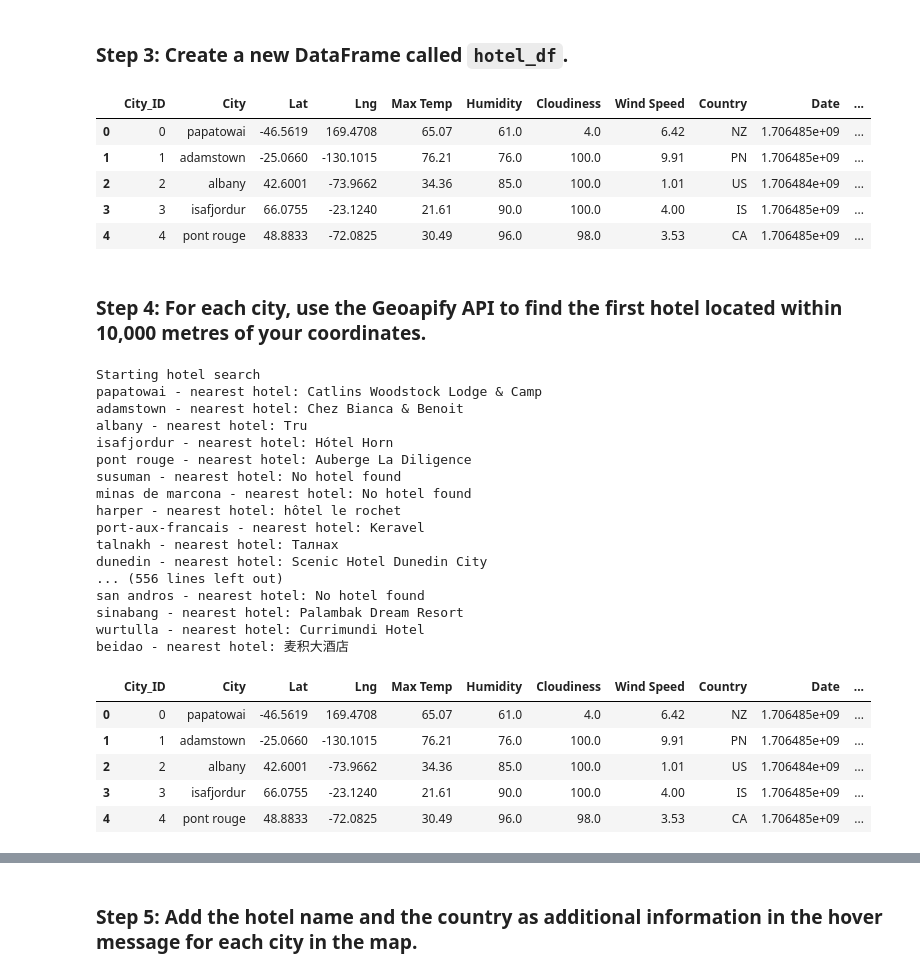
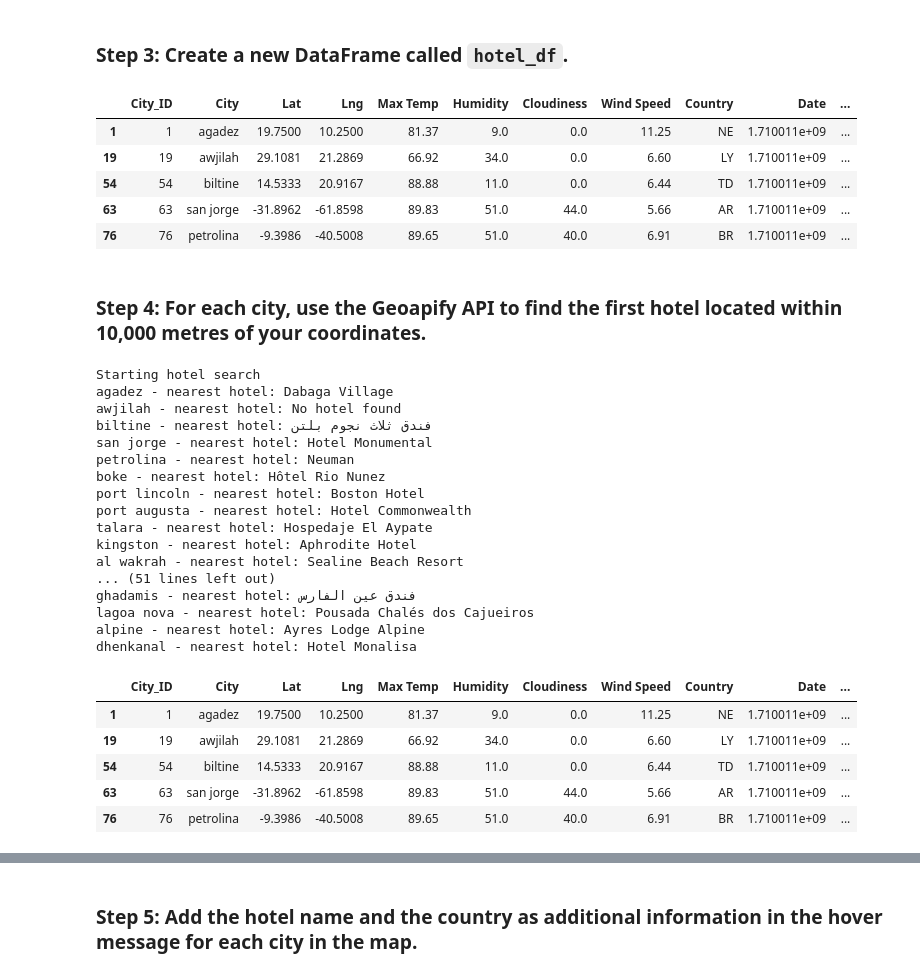
Before and after one commit to HMiesbauer/python-api-challenge, a Jupyter notebook: python-api-challenge/VacationPy.ipynb, the cells around one changed output, grey strips where cells are left out. Saved outputs shown, nothing was run; the diff lists cells and outputs as text; code cells hidden in the pictures.

```diff
--- a/python-api-challenge/VacationPy.ipynb
+++ b/python-api-challenge/VacationPy.ipynb
@@ -127,36 +158,42 @@ dtype: int64
 # %% [markdown]
 ### Step 3: Create a new DataFrame called `hotel_df`.
 # %%
+##TO DO MY CODE HERE##
 # Use the Pandas copy function to create DataFrame called hotel_df to store the city, country, coordinates, and humidity
-hotel_df = city_data_df.copy()
+hotel_df = city_data_locations.copy()
 
+##TO DO MY CODE HERE##
 # Add an empty column, "Hotel Name," to the DataFrame so you can store the hotel found using the Geoapify API
 hotel_df['Hotel Name'] = ('')
 
+##TO DO MY CODE HERE##
 # Display sample data
 hotel_df.head()
 # %% [output]
 |  | City_ID | City | Lat | Lng | Max Temp | Humidity | Cloudiness | Wind Speed | Country | Date | ... |
-| 0 | 0 | papatowai | -46.5619 | 169.4708 | 65.07 | 61.0 | 4.0 | 6.42 | NZ | 1.706485e+09 | ... |
-| 1 | 1 | adamstown | -25.0660 | -130.1015 | 76.21 | 76.0 | 100.0 | 9.91 | PN | 1.706485e+09 | ... |
-| 2 | 2 | albany | 42.6001 | -73.9662 | 34.36 | 85.0 | 100.0 | 1.01 | US | 1.706484e+09 | ... |
-| 3 | 3 | isafjordur | 66.0755 | -23.1240 | 21.61 | 90.0 | 100.0 | 4.00 | IS | 1.706485e+09 | ... |
-| 4 | 4 | pont rouge | 48.8833 | -72.0825 | 30.49 | 96.0 | 98.0 | 3.53 | CA | 1.706485e+09 | ... |
+| 1 | 1 | agadez | 19.7500 | 10.2500 | 81.37 | 9.0 | 0.0 | 11.25 | NE | 1.710011e+09 | ... |
+| 19 | 19 | awjilah | 29.1081 | 21.2869 | 66.92 | 34.0 | 0.0 | 6.60 | LY | 1.710011e+09 | ... |
+| 54 | 54 | biltine | 14.5333 | 20.9167 | 88.88 | 11.0 | 0.0 | 6.44 | TD | 1.710011e+09 | ... |
+| 63 | 63 | san jorge | -31.8962 | -61.8598 | 89.83 | 51.0 | 44.0 | 5.66 | AR | 1.710011e+09 | ... |
+| 76 | 76 | petrolina | -9.3986 | -40.5008 | 89.65 | 51.0 | 40.0 | 6.91 | BR | 1.710011e+09 | ... |
 # %% [markdown]
 ### Step 4: For each city, use the Geoapify API to find the first hotel located within 10,000 metres of your coordinates.
 # %%
 
+##TO DO MY CODE HERE##
 # Print a message to follow up the hotel search
 print("Starting hotel search")
 
 # Iterate through the hotel_df DataFrame
 for index, row in hotel_df.iterrows():
+    ##TO DO MY CODE HERE##
     # get latitude, longitude from the DataFrame
     latitude = row['Lat']
     longitude = row['Lng']
 
 
-# Set parameters to search for a hotel
+##TO DO MY CODE HERE##
+# Set parameters to search for a hotel TO DO MY CODE HERE
 #ChatGPT 2024, personal communication, January 27,2024
     radius = 10000
     filters = f"circle:{longitude},{latitude},{radius}"
@@ -169,8 +206,9 @@ for index, row in hotel_df.iterrows():
 
     }
 
-    # Add filter and bias parameters with the current city's latitude and longitude to the params dictionary
-    #ChatGPT 2024, personal communication, January 27,2024
+##TO DO MY CODE HERE##
+# Add filter and bias parameters with the current city's latitude and longitude to the params dictionary
+    #ChatGPT 2024, personal communication, January 27,2024 TO DO MY CODE HERE
 
     params["filters"] = f"circle:{longitude},{latitude},{radius}"
     params["bias"] = f"proximity:{longitude},{latitude}"
@@ -180,11 +218,13 @@ for index, row in hotel_df.iterrows():
     base_url = "https://api.geoapify.com/v2/places"
 
 
-    # Make an API request using the params dictionary
+##TO DO MY CODE HERE##
+# Make an API request using the params dictionary
     name_address = requests.get(base_url, params=params)
 
 
-    # Convert the API response to JSON format
+##TO DO MY CODE HERE##
+# Convert the API response to JSON format
     name_address = name_address.json()
 
     #print to debug
@@ -206,25 +246,25 @@ for index, row in hotel_df.iterrows():
 hotel_df.head()
 # %% [output]
 Starting hotel search
-papatowai - nearest hotel: Catlins Woodstock Lodge & Camp
-adamstown - nearest hotel: Chez Bianca & Benoit
-albany - nearest hotel: Tru
-isafjordur - nearest hotel: Hótel Horn
-pont rouge - nearest hotel: Auberge La Diligence
-susuman - nearest hotel: No hotel found
-minas de marcona - nearest hotel: No hotel found
-harper - nearest hotel: hôtel le rochet
-port-aux-francais - nearest hotel: Keravel
-talnakh - nearest hotel: Талнах
-dunedin - nearest hotel: Scenic Hotel Dunedin City
-... (556 lines left out)
-san andros - nearest hotel: No hotel found
-sinabang - nearest hotel: Palambak Dream Resort
-wurtulla - nearest hotel: Currimundi Hotel
-beidao - nearest hotel: 麦积大酒店
+agadez - nearest hotel: Dabaga Village
+awjilah - nearest hotel: No hotel found
+biltine - nearest hotel: فندق ثلاث نجوم بلتن
+san jorge - nearest hotel: Hotel Monumental
+petrolina - nearest hotel: Neuman
+boke - nearest hotel: Hôtel Rio Nunez
+port lincoln - nearest hotel: Boston Hotel
+port augusta - nearest hotel: Hotel Commonwealth
+talara - nearest hotel: Hospedaje El Aypate
+kingston - nearest hotel: Aphrodite Hotel
+al wakrah - nearest hotel: Sealine Beach Resort
+... (51 lines left out)
+ghadamis - nearest hotel: فندق عين الفارس
+lagoa nova - nearest hotel: Pousada Chalés dos Cajueiros
+alpine - nearest hotel: Ayres Lodge Alpine
+dhenkanal - nearest hotel: Hotel Monalisa
 |  | City_ID | City | Lat | Lng | Max Temp | Humidity | Cloudiness | Wind Speed | Country | Date | ... |
-| 0 | 0 | papatowai | -46.5619 | 169.4708 | 65.07 | 61.0 | 4.0 | 6.42 | NZ | 1.706485e+09 | ... |
-| 1 | 1 | adamstown | -25.0660 | -130.1015 | 76.21 | 76.0 | 100.0 | 9.91 | PN | 1.706485e+09 | ... |
-| 2 | 2 | albany | 42.6001 | -73.9662 | 34.36 | 85.0 | 100.0 | 1.01 | US | 1.706484e+09 | ... |
-| 3 | 3 | isafjordur | 66.0755 | -23.1240 | 21.61 | 90.0 | 100.0 | 4.00 | IS | 1.706485e+09 | ... |
-| 4 | 4 | pont rouge | 48.8833 | -72.0825 | 30.49 | 96.0 | 98.0 | 3.53 | CA | 1.706485e+09 | ... |
+| 1 | 1 | agadez | 19.7500 | 10.2500 | 81.37 | 9.0 | 0.0 | 11.25 | NE | 1.710011e+09 | ... |
+| 19 | 19 | awjilah | 29.1081 | 21.2869 | 66.92 | 34.0 | 0.0 | 6.60 | LY | 1.710011e+09 | ... |
+| 54 | 54 | biltine | 14.5333 | 20.9167 | 88.88 | 11.0 | 0.0 | 6.44 | TD | 1.710011e+09 | ... |
+| 63 | 63 | san jorge | -31.8962 | -61.8598 | 89.83 | 51.0 | 44.0 | 5.66 | AR | 1.710011e+09 | ... |
+| 76 | 76 | petrolina | -9.3986 | -40.5008 | 89.65 | 51.0 | 40.0 | 6.91 | BR | 1.710011e+09 | ... |
```
Also changed, not shown: parts of 13 cells of this notebook, 6 other files.
